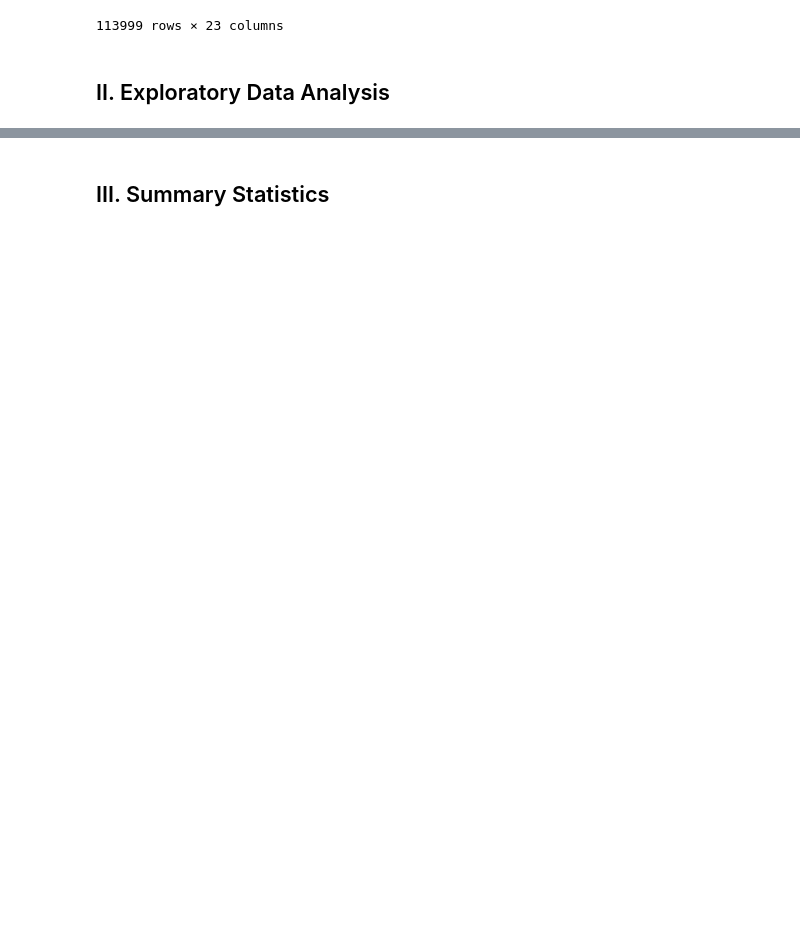
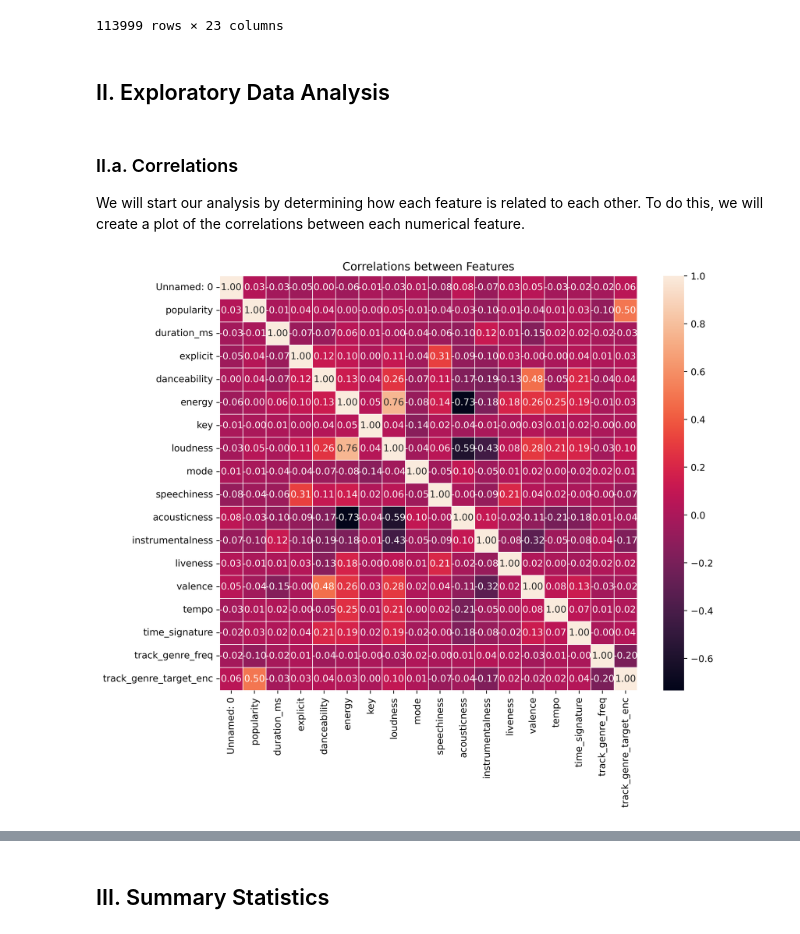
Before and after one commit to NandhuPillai/CMSC320-Final-Project, a Jupyter notebook: Checkpoint_2.ipynb, the cells around one changed output, grey strips where cells are left out. Cells and saved outputs as stored; diff of their text form; code cells hidden in the pictures; blank space fills up the shorter version.

Commit message:
added correlation matrix + analysis (11.a)
plotted the heatmap of correlation and wrote some interesting points arising from correlation

```diff
--- a/Checkpoint_2.ipynb
+++ b/Checkpoint_2.ipynb
@@ -163,3 +163,14 @@ No. Unique Values:  113
 113999 rows × 23 columns
 # %% [markdown]
 ## II. Exploratory Data Analysis
+# %% [markdown]
+### II.a. Correlations
+We will start our analysis by determining how each feature is related to each other. To do this, we will create a plot of the correlations between each numerical feature.
+# %%
+corr = spotify_df.corr(method = 'pearson', numeric_only= True)
+plt.figure(figsize=(10,8), dpi =500)
+plt.title("Correlations between Features")
+sns.heatmap(corr,annot=True,fmt=".2f", linewidth=.5)
+plt.show()
+# %% [output]
+[figure, added]
```
Also changed, not shown: parts of 6 cells of this notebook.
